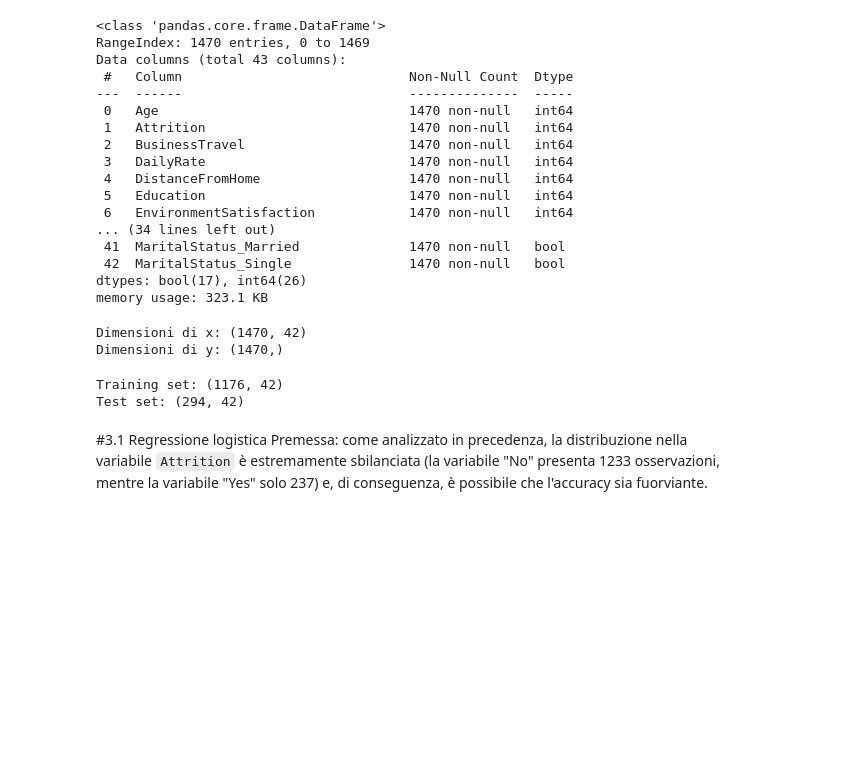
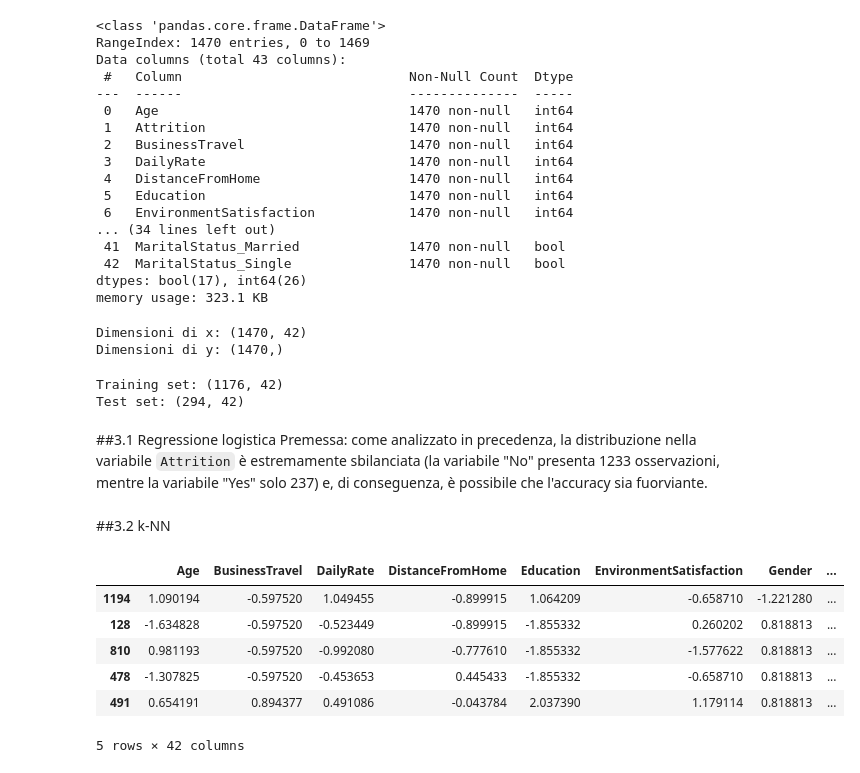
Before and after one commit to elisamezzi/Progetto_IDSAPCProg_gruppo5, a Jupyter notebook: notebooks/IntroDSePCProg_gruppo5_Attritition.ipynb, the cells around one changed output. Cells and saved outputs as stored; diff of their text form; code cells hidden in the pictures; blank space fills up the shorter version.

```diff
--- a/notebooks/IntroDSePCProg_gruppo5_Attritition.ipynb
+++ b/notebooks/IntroDSePCProg_gruppo5_Attritition.ipynb
@@ -914,5 +915,25 @@ print("Test set:", x_test.shape)
 Training set: (1176, 42)
 Test set: (294, 42)
 # %% [markdown]
-#3.1 Regressione logistica
+##3.1 Regressione logistica
 Premessa: come analizzato in precedenza, la distribuzione nella variabile `Attrition` è estremamente sbilanciata (la variabile "No" presenta 1233 osservazioni, mentre la variabile "Yes" solo 237) e, di conseguenza, è possibile che l'accuracy sia fuorviante.
+# %% [markdown]
+##3.2 k-NN
+# %%
+#In questa fase è importante standardizzare i dati, affinchè la media diventi 0 e la deviazione standard 1.
+scaler=StandardScaler()
+x_train_scaled=scaler.fit_transform(x_train)
+x_test_scaled=scaler.transform(x_test)
+
+x_train_scaled = pd.DataFrame(x_train_scaled, columns=x.columns, index=x_train.index)
+x_test_scaled = pd.DataFrame(x_test_scaled, columns=x.columns, index=x_test.index)
+
+x_train_scaled.head()
+# %% [output]
+|  | Age | BusinessTravel | DailyRate | DistanceFromHome | Education | EnvironmentSatisfaction | Gender | ... |
+| 1194 | 1.090194 | -0.597520 | 1.049455 | -0.899915 | 1.064209 | -0.658710 | -1.221280 | ... |
+| 128 | -1.634828 | -0.597520 | -0.523449 | -0.899915 | -1.855332 | 0.260202 | 0.818813 | ... |
+| 810 | 0.981193 | -0.597520 | -0.992080 | -0.777610 | -1.855332 | -1.577622 | 0.818813 | ... |
+| 478 | -1.307825 | -0.597520 | -0.453653 | 0.445433 | -1.855332 | -0.658710 | 0.818813 | ... |
+| 491 | 0.654191 | 0.894377 | 0.491086 | -0.043784 | 2.037390 | 1.179114 | 0.818813 | ... |
+5 rows × 42 columns
```
Also changed, not shown: parts of 8 cells of this notebook.
